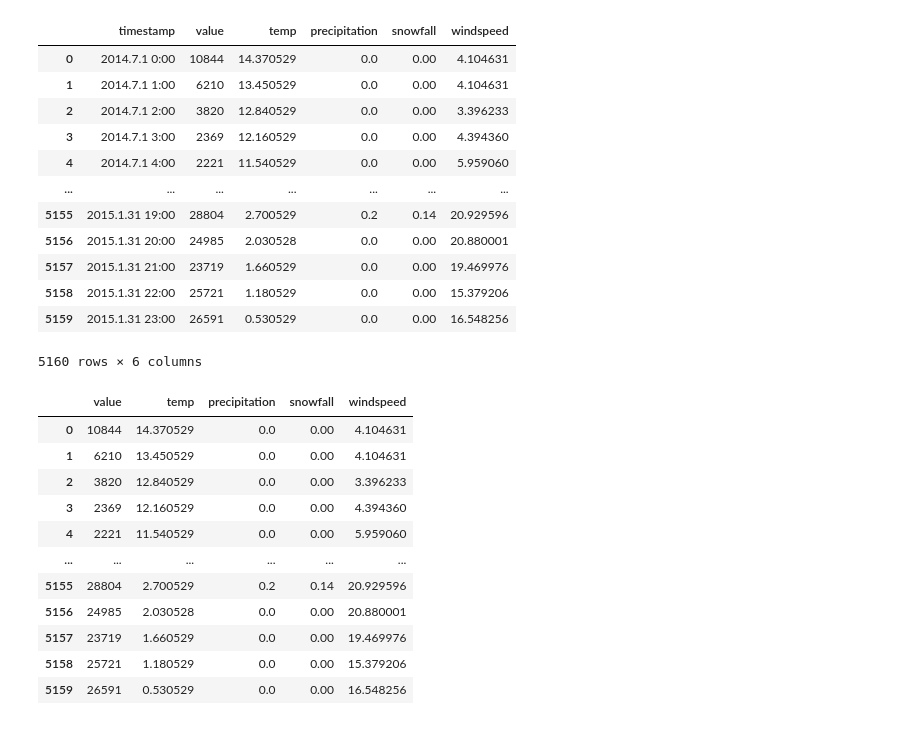
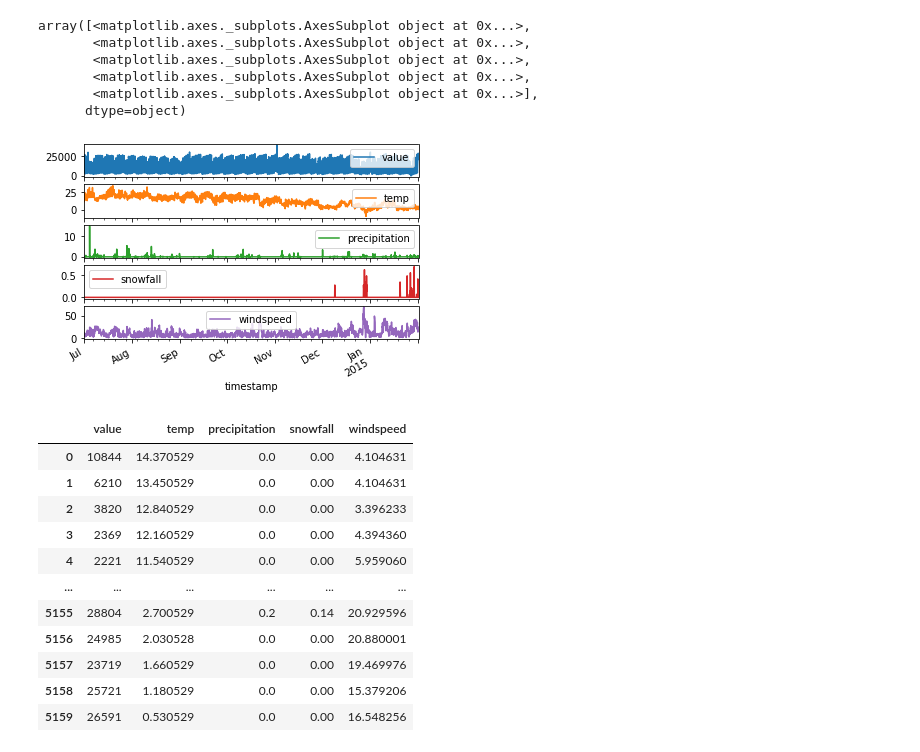
Before and after one commit to PyungkangHong094/Timseries, a Jupyter notebook: ARIMA.ipynb, the cells around one changed output. Cells and saved outputs as stored; diff of their text form; code cells hidden in the pictures.

```diff
--- a/ARIMA.ipynb
+++ b/ARIMA.ipynb
@@ -27 +36,13 @@ data = pd.read_csv('nyc_taxi_3.csv')
+# %%
+data = pd.read_csv('nyc_taxi_3.csv')
+data['timestamp'] = pd.to_datetime(data['timestamp'], infer_datetime_format=True)
+data.set_index('timestamp')[['value', 'temp', 'precipitation', 'snowfall', 'windspeed']].plot(subplots=True)
+# %% [output]
+array([<matplotlib.axes._subplots.AxesSubplot object at 0x...>,
+       <matplotlib.axes._subplots.AxesSubplot object at 0x...>,
+       <matplotlib.axes._subplots.AxesSubplot object at 0x...>,
+       <matplotlib.axes._subplots.AxesSubplot object at 0x...>,
+       <matplotlib.axes._subplots.AxesSubplot object at 0x...>],
+      dtype=object)
+[figure, added]
 # %%
@@ -29,20 +52,4 @@ data.set_index('timestamp')[['value', 'temp', 'precipitation', 'snowfall', 'wind
 data_input = data[['value', 'temp', 'precipitation', 'snowfall', 'windspeed']]
-# %%
-data
-# %% [output]
-|  | timestamp | value | temp | precipitation | snowfall | windspeed |
-| 0 | 2014.7.1 0:00 | 10844 | 14.370529 | 0.0 | 0.00 | 4.104631 |
-| 1 | 2014.7.1 1:00 | 6210 | 13.450529 | 0.0 | 0.00 | 4.104631 |
-| 2 | 2014.7.1 2:00 | 3820 | 12.840529 | 0.0 | 0.00 | 3.396233 |
-| 3 | 2014.7.1 3:00 | 2369 | 12.160529 | 0.0 | 0.00 | 4.394360 |
-| 4 | 2014.7.1 4:00 | 2221 | 11.540529 | 0.0 | 0.00 | 5.959060 |
-| ... | ... | ... | ... | ... | ... | ... |
-| 5155 | 2015.1.31 19:00 | 28804 | 2.700529 | 0.2 | 0.14 | 20.929596 |
-| 5156 | 2015.1.31 20:00 | 24985 | 2.030528 | 0.0 | 0.00 | 20.880001 |
-| 5157 | 2015.1.31 21:00 | 23719 | 1.660529 | 0.0 | 0.00 | 19.469976 |
-| 5158 | 2015.1.31 22:00 | 25721 | 1.180529 | 0.0 | 0.00 | 15.379206 |
-| 5159 | 2015.1.31 23:00 | 26591 | 0.530529 | 0.0 | 0.00 | 16.548256 |
-5160 rows × 6 columns
 # %%
 data_input
 # %% [output]
```
Also changed, not shown: parts of 107 cells of this notebook, 3 other files.
